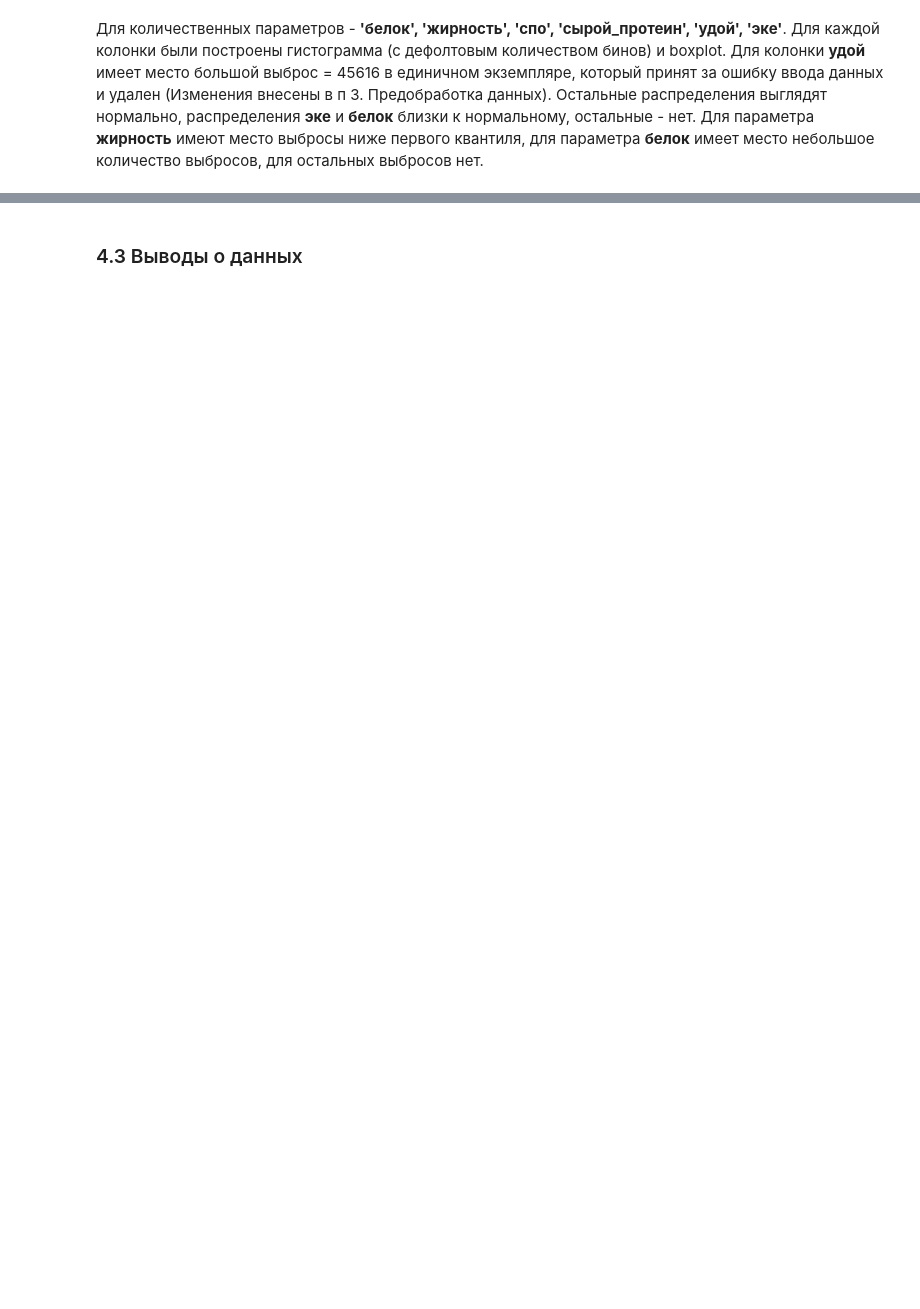
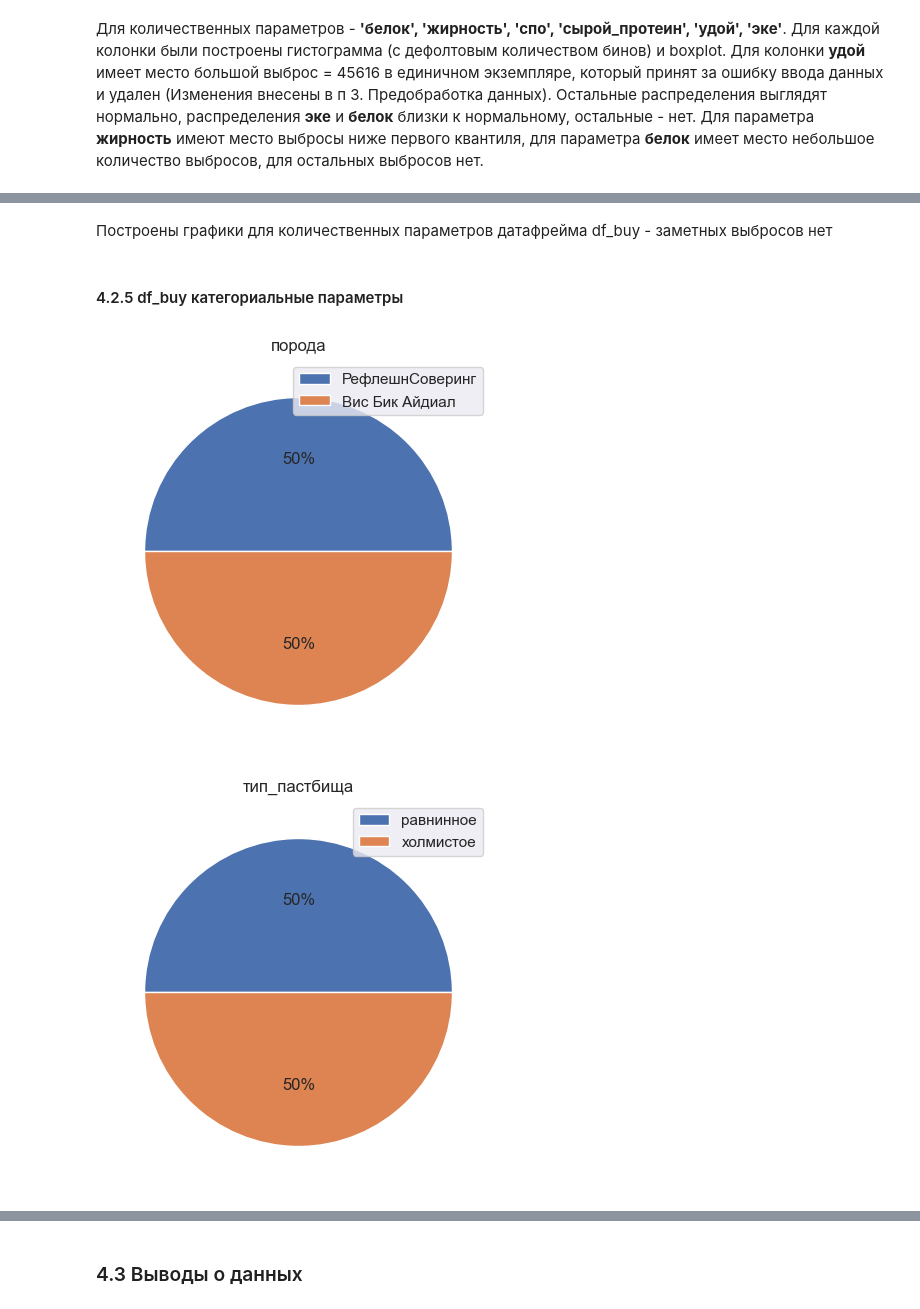
Before and after one commit to theotheo46/ds, a Jupyter notebook: linmodels.ipynb, the cells around one changed output, grey strips where cells are left out. Cells and saved outputs as stored; diff of their text form; code cells hidden in the pictures; blank space fills up the shorter version.

```diff
--- a/linmodels.ipynb
+++ b/linmodels.ipynb
@@ -303,0 +345,9 @@ plot_pie_plot_for_columns(df_main_notnumeric)
+# %% [markdown]
+Построены графики для количественных параметров датафрейма df_buy - заметных выбросов нет
+# %% [markdown]
+#### 4.2.5 df_buy категориальные параметры
+# %%
+plot_pie_plot_for_columns(df_buy.select_dtypes(exclude=np.number))
+# %% [output]
+[figure, added]
+[figure, added]
```
Also changed, not shown: parts of 25 cells of this notebook.
